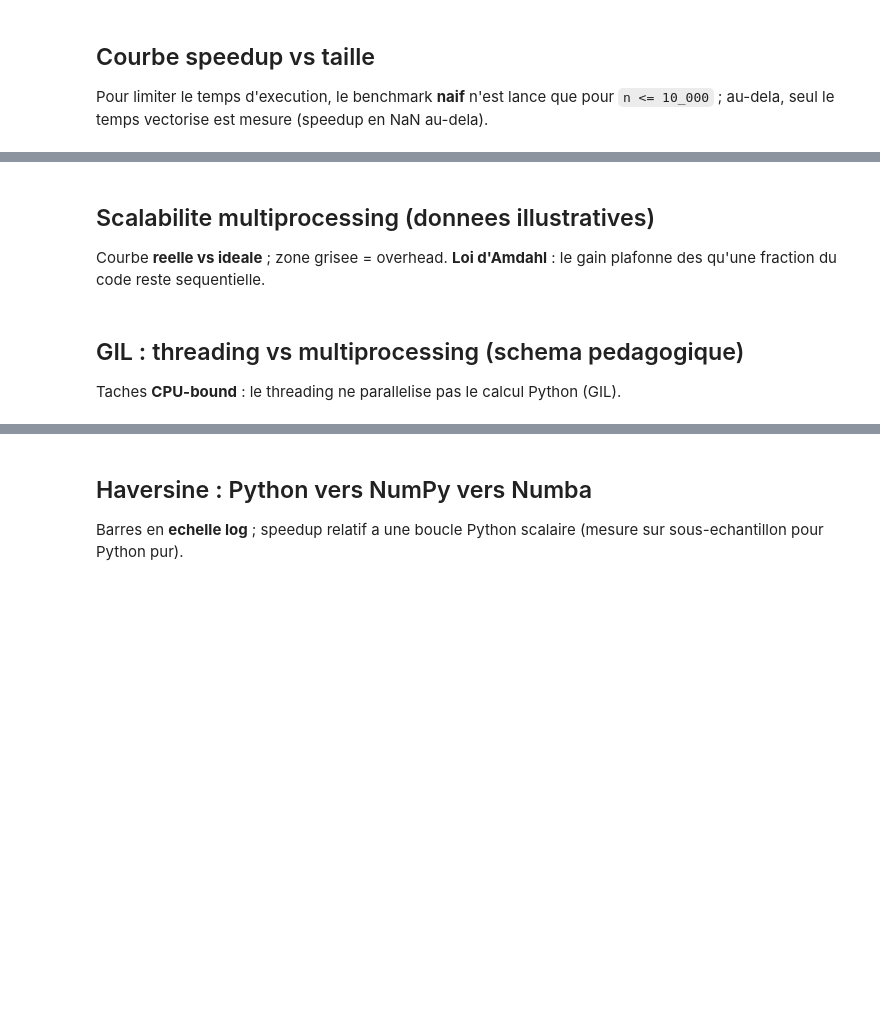
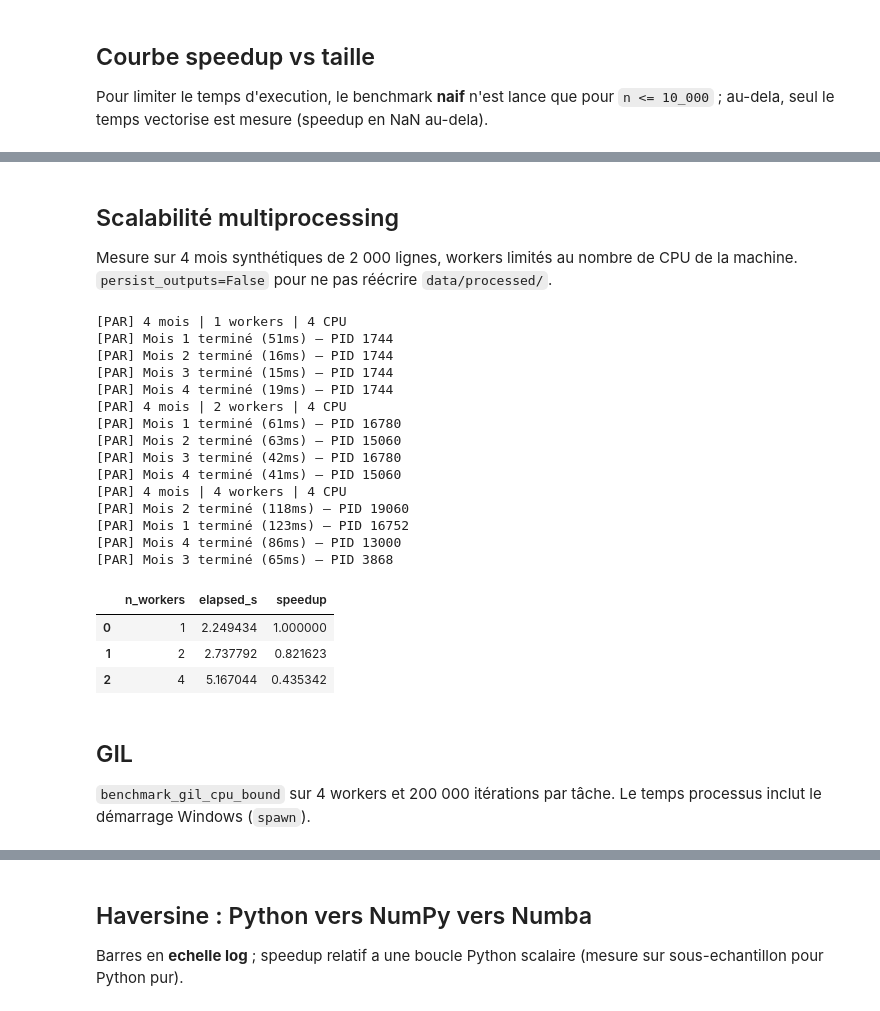
Before and after one commit to Rodolphe-10/nyc_taxi, a Jupyter notebook: notebooks/02_profilage.ipynb, the cells around one changed output, grey strips where cells are left out. Drawn from its saved outputs; the diff is of its cells as text; code cells hidden in the pictures; blank space fills up the shorter version.

Commit message:
feat: livrer lAPI, Docker et les mesures du rapport
Les scores, les benchmarks et les notebooks executes viennent des commandes lancees sur ce depot.

Co-authored-by: Cursor <cursoragent@cursor.com>

```diff
--- a/notebooks/02_profilage.ipynb
+++ b/notebooks/02_profilage.ipynb
@@ -101,42 +143,72 @@ fig.show()
 # %% [markdown]
-## Scalabilite multiprocessing (donnees illustratives)
+## Scalabilité multiprocessing
 
-Courbe **reelle vs ideale** ; zone grisee = overhead. **Loi d'Amdahl** : le gain plafonne des qu'une fraction du code reste sequentielle.
+Mesure sur 4 mois synthétiques de 2 000 lignes, workers limités au nombre de CPU de la machine. `persist_outputs=False` pour ne pas réécrire `data/processed/`.
 # %%
-workers = np.array([1, 2, 4, max(1, os.cpu_count() or 4)])
-speed_real = np.minimum(workers * 0.92, workers.max() * 0.78 + 0.5)
-ideal = workers
+from src.optim.parallel import process_months_parallel
+import os
+
+cpu = os.cpu_count() or 1
+worker_counts = sorted({w for w in [1, 2, 4, cpu] if w <= cpu})
+rows = []
+for n_workers in worker_counts:
+    _, elapsed_s = process_months_parallel(
+        [1, 2, 3, 4], 2_000, n_workers, persist_outputs=False, use_real=False
+    )
+    rows.append({"n_workers": n_workers, "elapsed_s": elapsed_s})
+curve = pd.DataFrame(rows)
+ref = float(curve.loc[curve["n_workers"] == 1, "elapsed_s"].iloc[0])
+curve["speedup"] = ref / curve["elapsed_s"]
+display(curve)
 
 fig = go.Figure()
 fig.add_trace(
-    go.Scatter(x=workers, y=ideal, mode="lines+markers", name="Speedup ideal (y=x)", line=dict(dash="dash", color="gray"))
+    go.Scatter(
+        x=curve["n_workers"],
+        y=curve["n_workers"],
+        mode="lines",
+        name="idéal",
+        line=dict(dash="dash", color="gray"),
+    )
 )
 fig.add_trace(
     go.Scatter(
-        x=workers, y=speed_real, mode="lines+markers", name="Speedup reel (illustratif)", line=dict(color="#38bdf8")
+        x=curve["n_workers"],
+        y=curve["speedup"],
+        mode="lines+markers",
+        name="mesuré",
+        line=dict(color="#38bdf8"),
     )
 )
-fig.add_vrect(x0=1, x1=float(workers.max()), fillcolor="gray", opacity=0.15, layer="below", line_width=0)
 fig.update_layout(
-    title="Scalabilite ProcessPoolExecutor",
-    xaxis_title="Nombre de workers",
+    title="Speedup ProcessPool, 4 mois synthétiques de 2 000 lignes",
+    xaxis_title="Workers",
     yaxis_title="Speedup",
-    annotations=[
-        dict(
-            text="Loi d'Amdahl — part sequentielle limite le gain",
-            xref="paper",
-            yref="paper",
-            x=0.02,
-            y=0.98,
-            showarrow=False,
-            font=dict(color="white"),
-        )
-    ],
 )
 style_plotly(fig)
 fig.show()
+# %% [output]
+[PAR] 4 mois | 1 workers | 4 CPU
+[PAR] Mois 1 terminé (51ms) — PID 1744
+[PAR] Mois 2 terminé (16ms) — PID 1744
+[PAR] Mois 3 terminé (15ms) — PID 1744
+[PAR] Mois 4 terminé (19ms) — PID 1744
+[PAR] 4 mois | 2 workers | 4 CPU
+[PAR] Mois 1 terminé (61ms) — PID 16780
+[PAR] Mois 2 terminé (63ms) — PID 15060
+[PAR] Mois 3 terminé (42ms) — PID 16780
+[PAR] Mois 4 terminé (41ms) — PID 15060
+[PAR] 4 mois | 4 workers | 4 CPU
+[PAR] Mois 2 terminé (118ms) — PID 19060
+[PAR] Mois 1 terminé (123ms) — PID 16752
+[PAR] Mois 4 terminé (86ms) — PID 13000
+[PAR] Mois 3 terminé (65ms) — PID 3868
+|  | n_workers | elapsed_s | speedup |
+| 0 | 1 | 2.249434 | 1.000000 |
+| 1 | 2 | 2.737792 | 0.821623 |
+| 2 | 4 | 5.167044 | 0.435342 |
 # %% [markdown]
-## GIL : threading vs multiprocessing (schema pedagogique)
+## GIL
 
-Taches **CPU-bound** : le threading ne parallelise pas le calcul Python (GIL).
+`benchmark_gil_cpu_bound` sur 4 workers et 200 000 itérations par tâche. Le temps processus inclut le démarrage Windows (`spawn`).
 # %%
```
Also changed, not shown: parts of 5 cells of this notebook, 53 other files.
